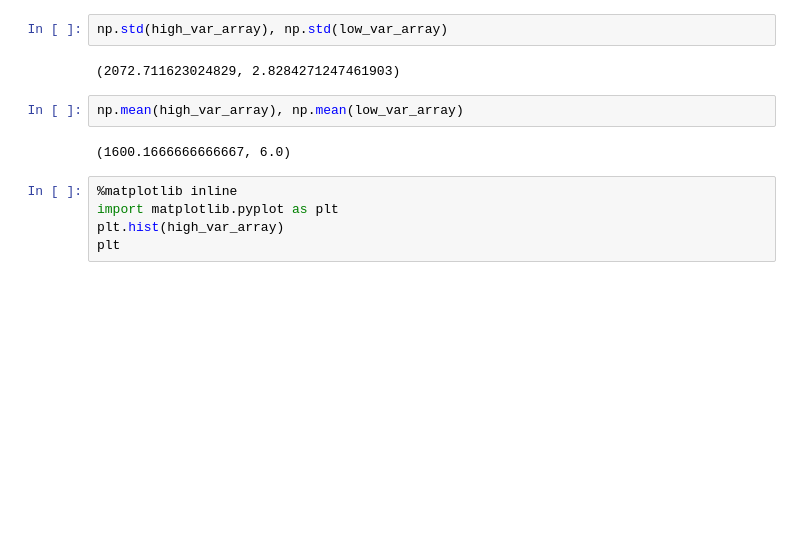
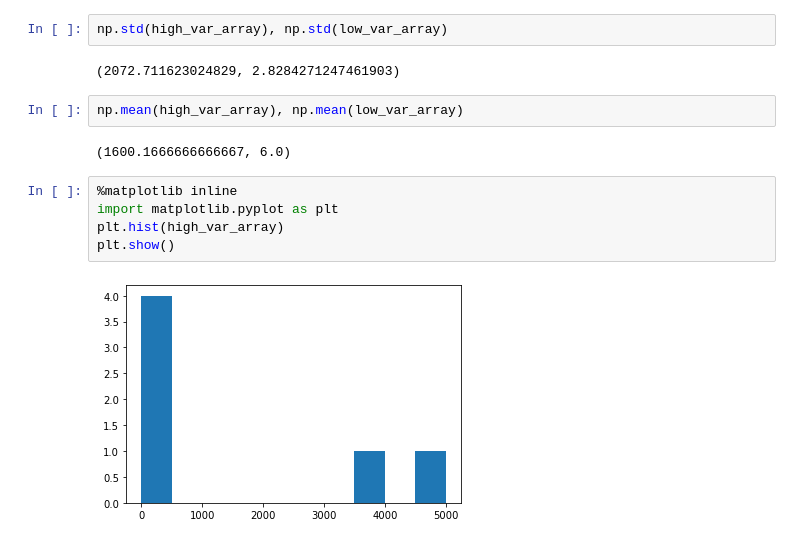
Before and after one commit to bibek-beebayk/Data-Science, a Jupyter notebook: MLSample/Intro to NumPy.ipynb, the cells around one changed output. Drawn from its saved outputs; the diff is of its cells as text; blank space fills up the shorter version.

```diff
--- a/MLSample/Intro to NumPy.ipynb
+++ b/MLSample/Intro to NumPy.ipynb
@@ -482,5 +482,7 @@ np.mean(high_var_array), np.mean(low_var_array)
 # %%
 %matplotlib inline
 import matplotlib.pyplot as plt
 plt.hist(high_var_array)
-plt
+plt.show()
+# %% [output]
+[figure, added]
```
Also changed, not shown: parts of 14 cells of this notebook.
